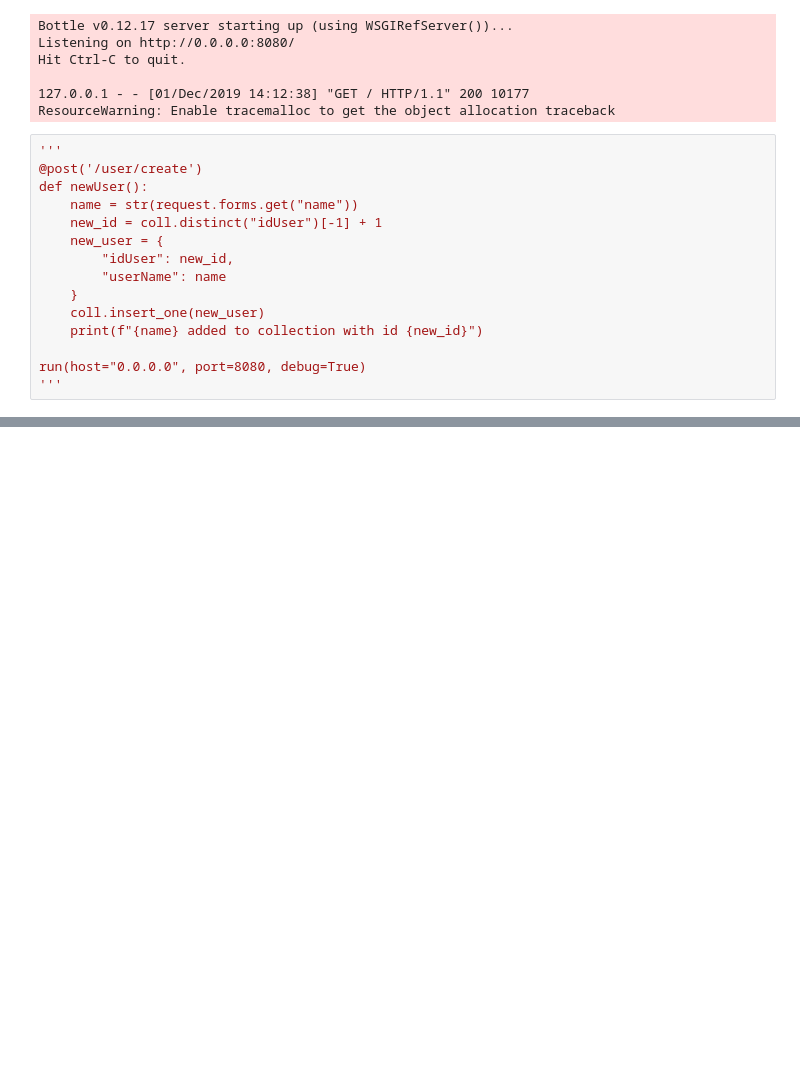
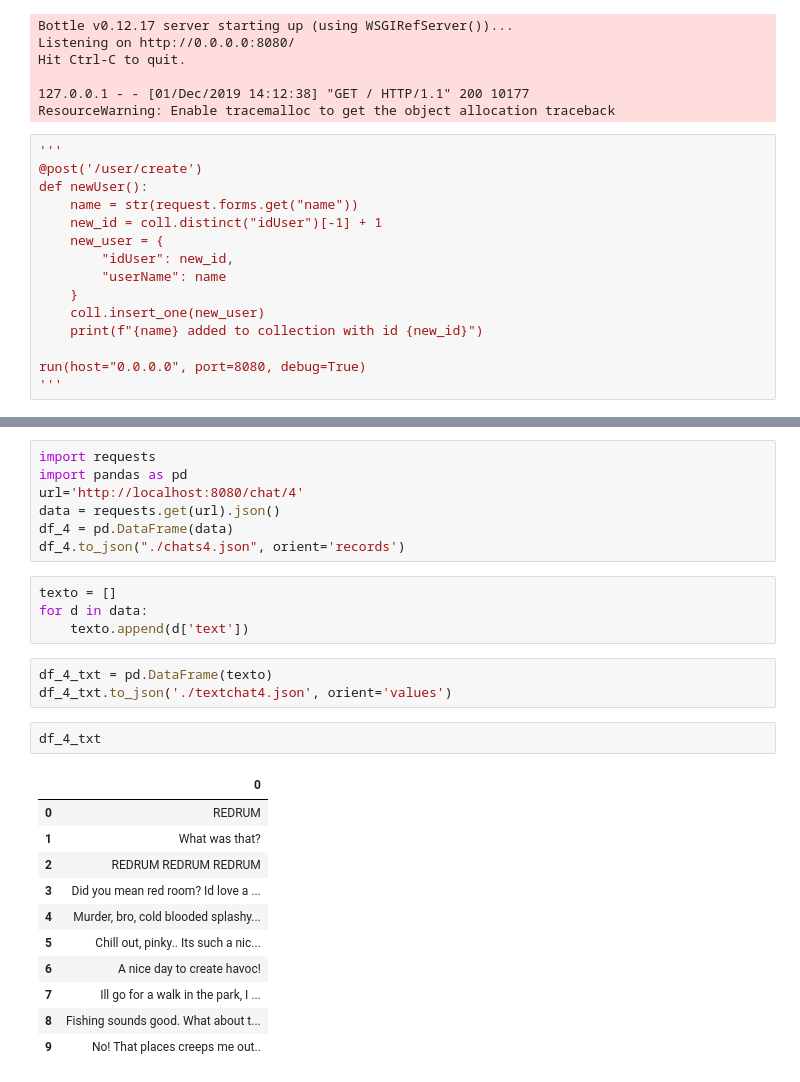
Before and after one commit to isagc/api-project, a Jupyter notebook: prueba-populate.py.ipynb, the cells around one changed output, grey strips where cells are left out. Saved outputs shown, nothing was run; the diff lists cells and outputs as text; blank space fills up the shorter version.

```diff
--- a/prueba-populate.py.ipynb
+++ b/prueba-populate.py.ipynb
@@ -82,0 +90,28 @@ run(host="0.0.0.0", port=8080, debug=True)
+# %%
+import requests
+import pandas as pd
+url='http://localhost:8080/chat/4'
+data = requests.get(url).json()
+df_4 = pd.DataFrame(data)
+df_4.to_json("./chats4.json", orient='records')
+# %%
+texto = []
+for d in data:
+    texto.append(d['text'])
+# %%
+df_4_txt = pd.DataFrame(texto)
+df_4_txt.to_json('./textchat4.json', orient='values')
+# %%
+df_4_txt
+# %% [output]
+|  | 0 |
+| 0 | REDRUM |
+| 1 | What was that? |
+| 2 | REDRUM REDRUM REDRUM |
+| 3 | Did you mean red room? Id love a ... |
+| 4 | Murder, bro, cold blooded splashy... |
+| 5 | Chill out, pinky.. Its such a nic... |
+| 6 | A nice day to create havoc! |
+| 7 | Ill go for a walk in the park, I ... |
+| 8 | Fishing sounds good. What about t... |
+| 9 | No! That places creeps me out.. |
```
Also changed, not shown: parts of 16 cells of this notebook, 14 other files.
